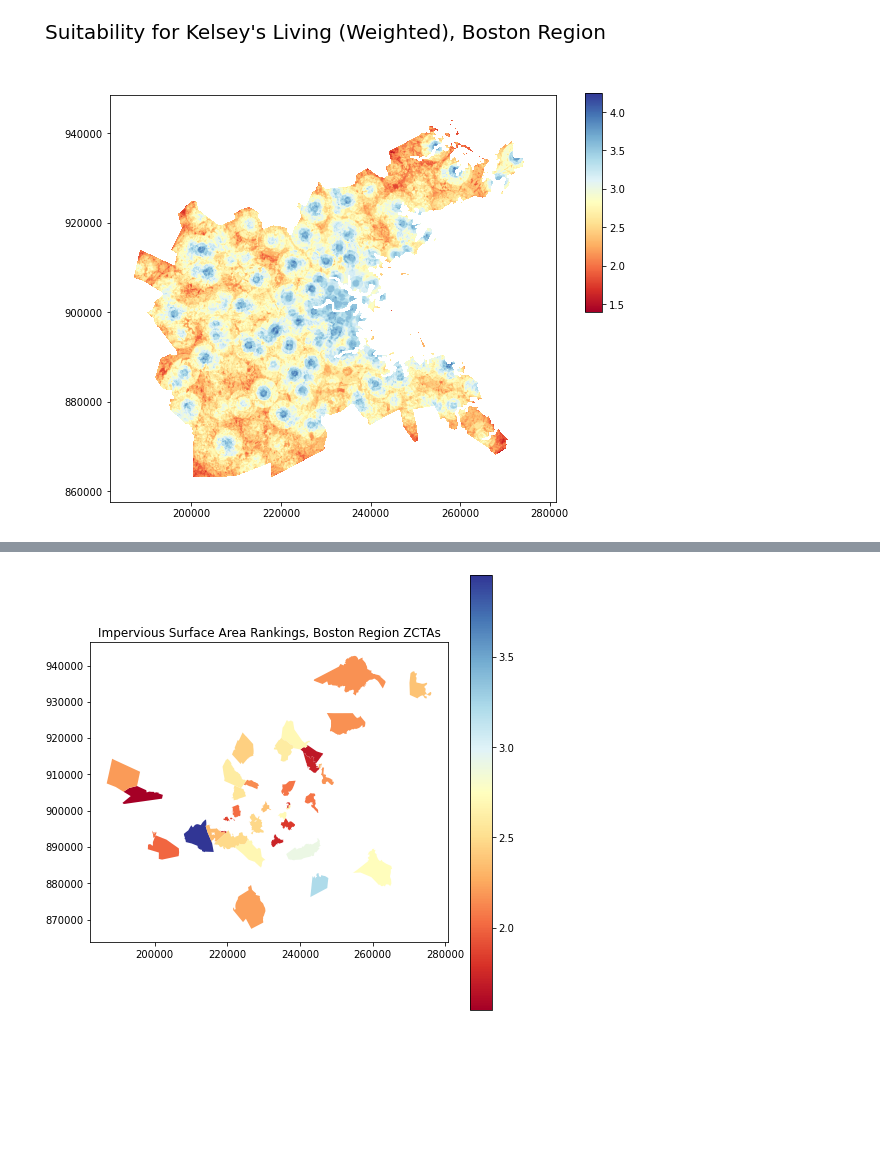
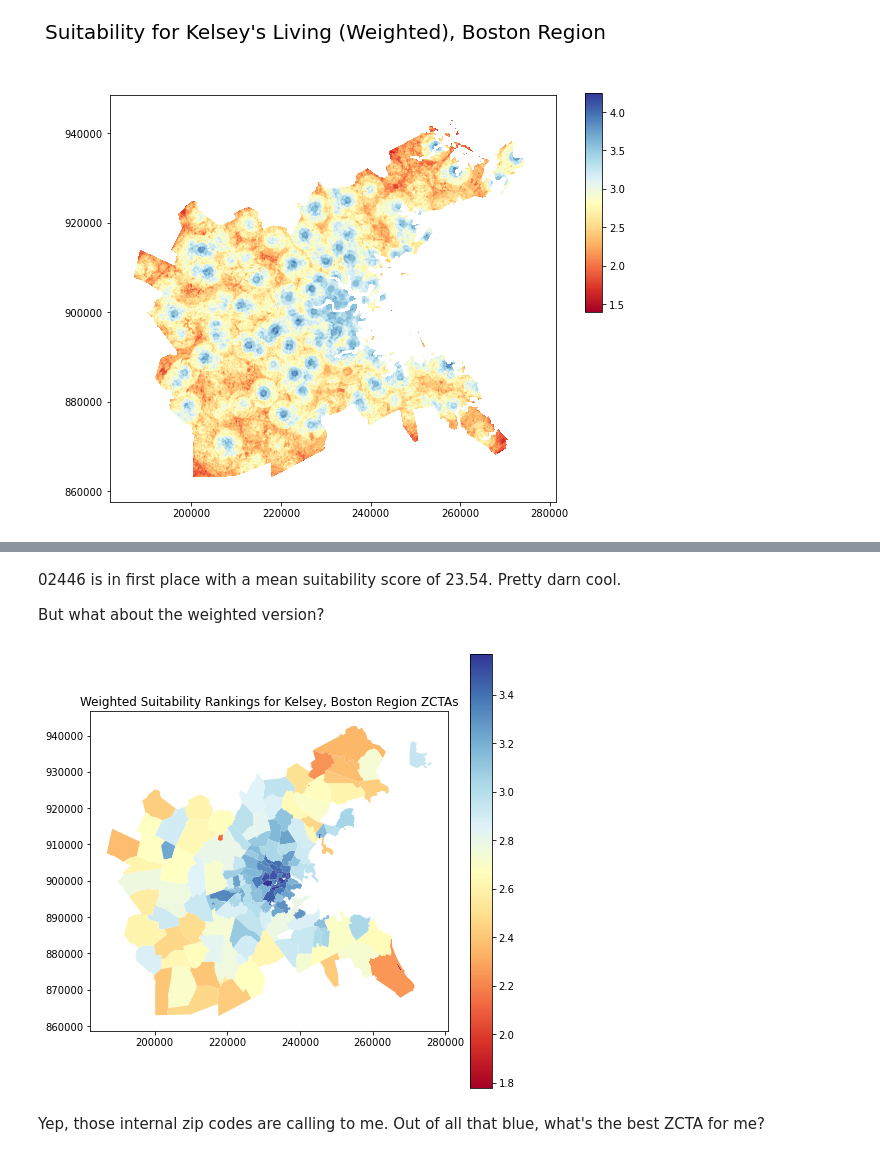
Before and after one commit to krowe42/FinalProject-LivingDecisions, a Jupyter notebook: Rowe-LivingDecisions.ipynb, the cells around one changed output, grey strips where cells are left out. Saved outputs shown, nothing was run; the diff lists cells and outputs as text; code cells hidden in the pictures; blank space fills up the shorter version.

```diff
--- a/Rowe-LivingDecisions.ipynb
+++ b/Rowe-LivingDecisions.ipynb
@@ -806,6 +885,16 @@ ZCTA 01966 takes the lowest ranking here.
-# %%
-zips_imp.plot(column = 'mean', cmap="RdYlBu", figsize=(8,8), legend=True)
-plt.title("Impervious Surface Area Rankings, Boston Region ZCTAs")
-plt.show()
-# %% [output]
-[figure, old version]
+# %% [markdown]
+02446 is in first place with a mean suitability score of 23.54. Pretty darn cool.
+
+But what about the weighted version?
+# %%
+weighted_stats = pd.DataFrame(zonal_stats(zips_clipped, living_weighted,
+                                affine=transform, stats=['mean'], nodata = np.NaN))
+zips_weighted = zips_reset.join(weighted_stats)
+# %%
+zips_weighted.plot(column = 'mean', cmap="RdYlBu", figsize=(8,8), legend=True)
+plt.title("Weighted Suitability Rankings for Kelsey, Boston Region ZCTAs")
+plt.show()
+# %% [output]
+[figure, added]
+# %% [markdown]
+Yep, those internal zip codes are calling to me. Out of all that blue, what's the best ZCTA for me?
```
Also changed, not shown: parts of 29 cells of this notebook.
